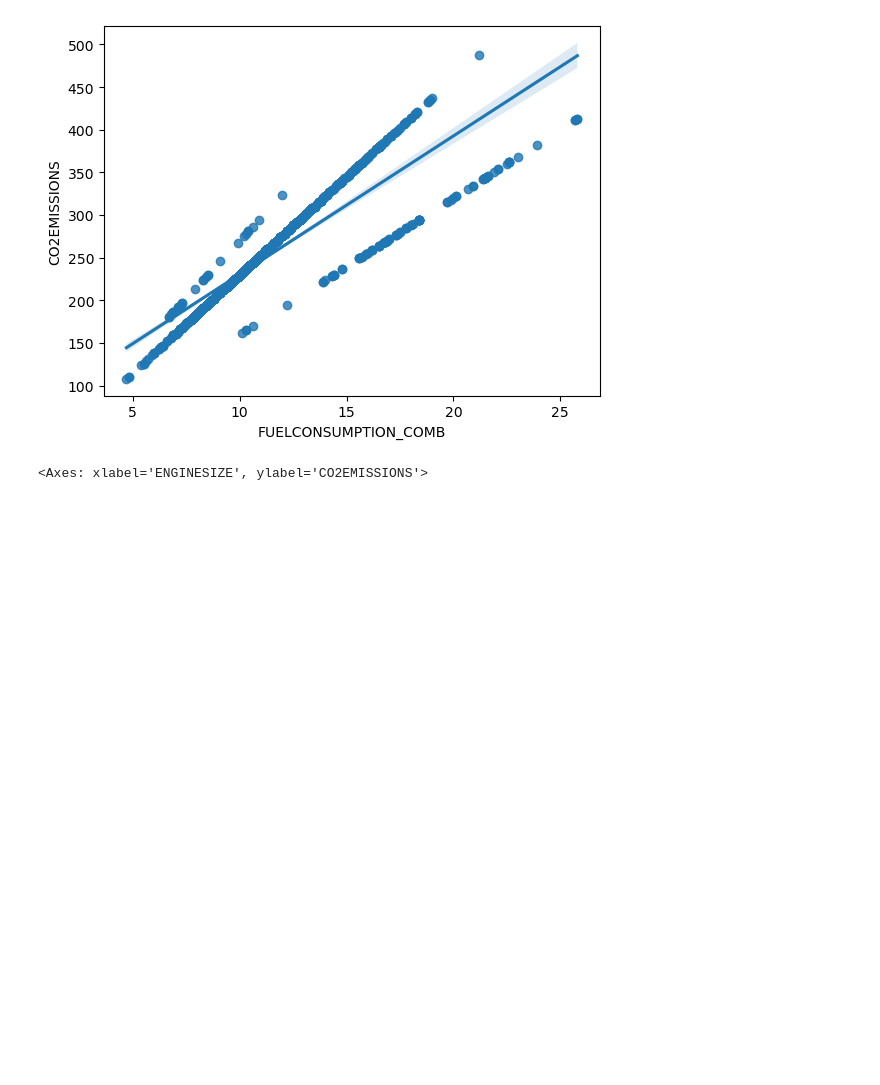
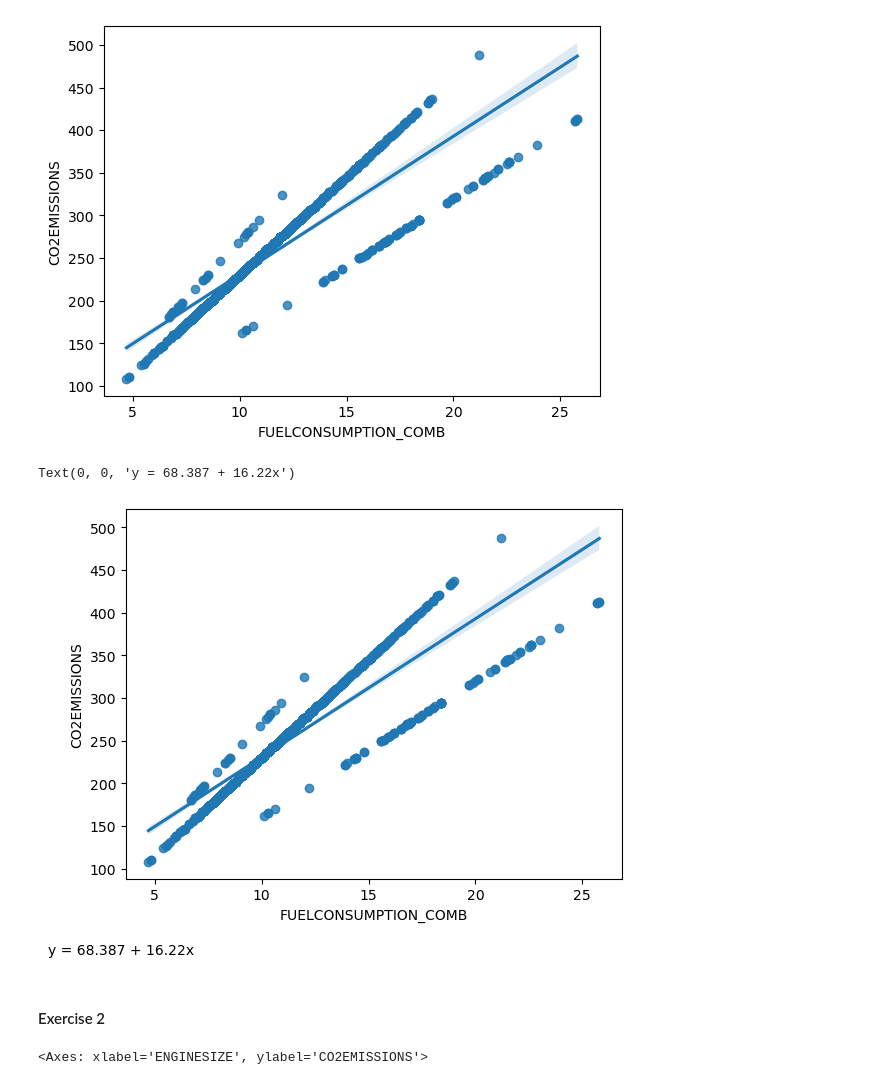
Before and after one commit to 0xrsfagundes/IBM, a Jupyter notebook: IBM/Machine Learning with Python/Machine Learning with Python - Lab1.ipynb, the cells around one changed output. Saved outputs shown, nothing was run; the diff lists cells and outputs as text; code cells hidden in the pictures; blank space fills up the shorter version.

```diff
--- a/IBM/Machine Learning with Python/Machine Learning with Python - Lab1.ipynb
+++ b/IBM/Machine Learning with Python/Machine Learning with Python - Lab1.ipynb
@@ -72,6 +77,21 @@ sns.regplot(data=cdf, x='FUELCONSUMPTION_COMB', y='CO2EMISSIONS')
 # %% [output]
 <Axes: xlabel='FUELCONSUMPTION_COMB', ylabel='CO2EMISSIONS'>
 [figure]
+# %%
+#create regplot
+p = sns.regplot(data=cdf, x='FUELCONSUMPTION_COMB', y='CO2EMISSIONS')
+
+#calculate slope and intercept of regression equation
+slope, intercept, r, p, sterr = scipy.stats.linregress(x=p.get_lines()[0].get_xdata(),
+                                                       y=p.get_lines()[0].get_ydata())
+
+#add regression equation to plot
+plt.text(0, 0, 'y = ' + str(round(intercept,3)) + ' + ' + str(round(slope,3)) + 'x')
+# %% [output]
+Text(0, 0, 'y = 68.387 + 16.22x')
+[figure, added]
+# %% [markdown]
+#### Exercise 2
 # %%
 cdf.plot(kind='scatter', x='ENGINESIZE', y='CO2EMISSIONS', color='green')
 # %% [output]
```
Also changed, not shown: parts of 10 cells of this notebook, 1 other file.
